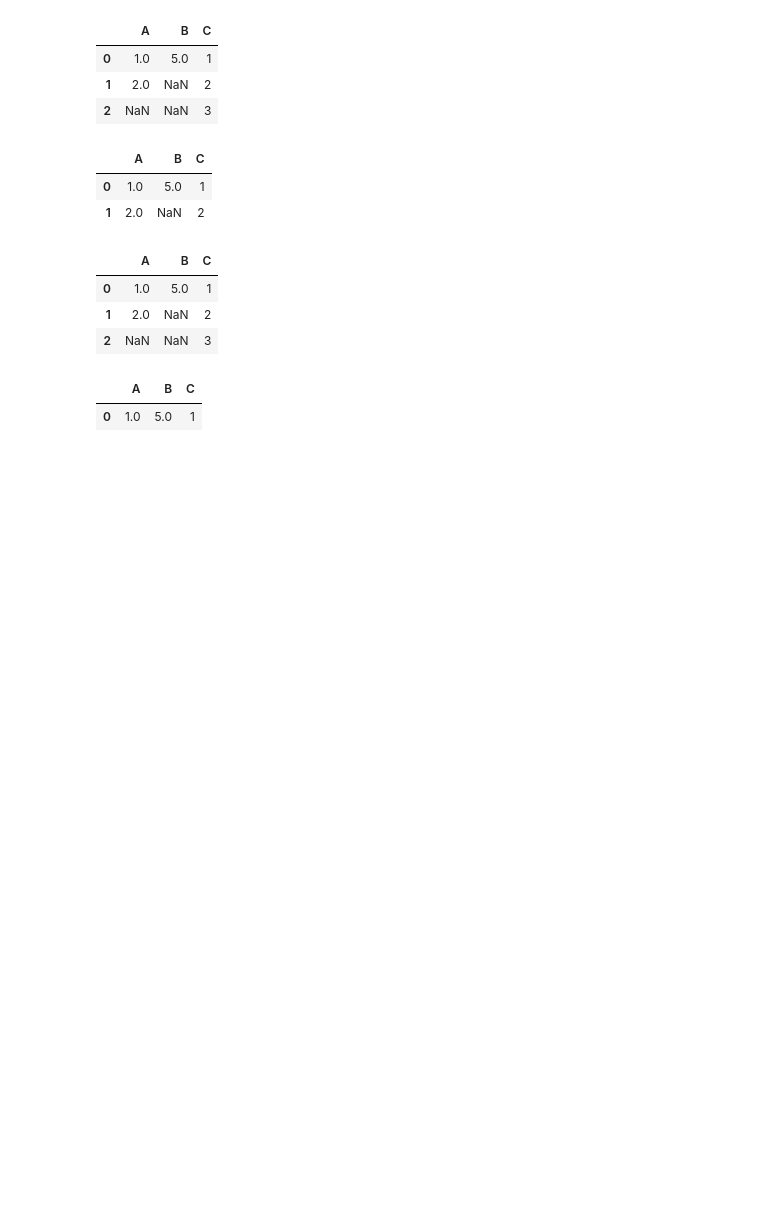
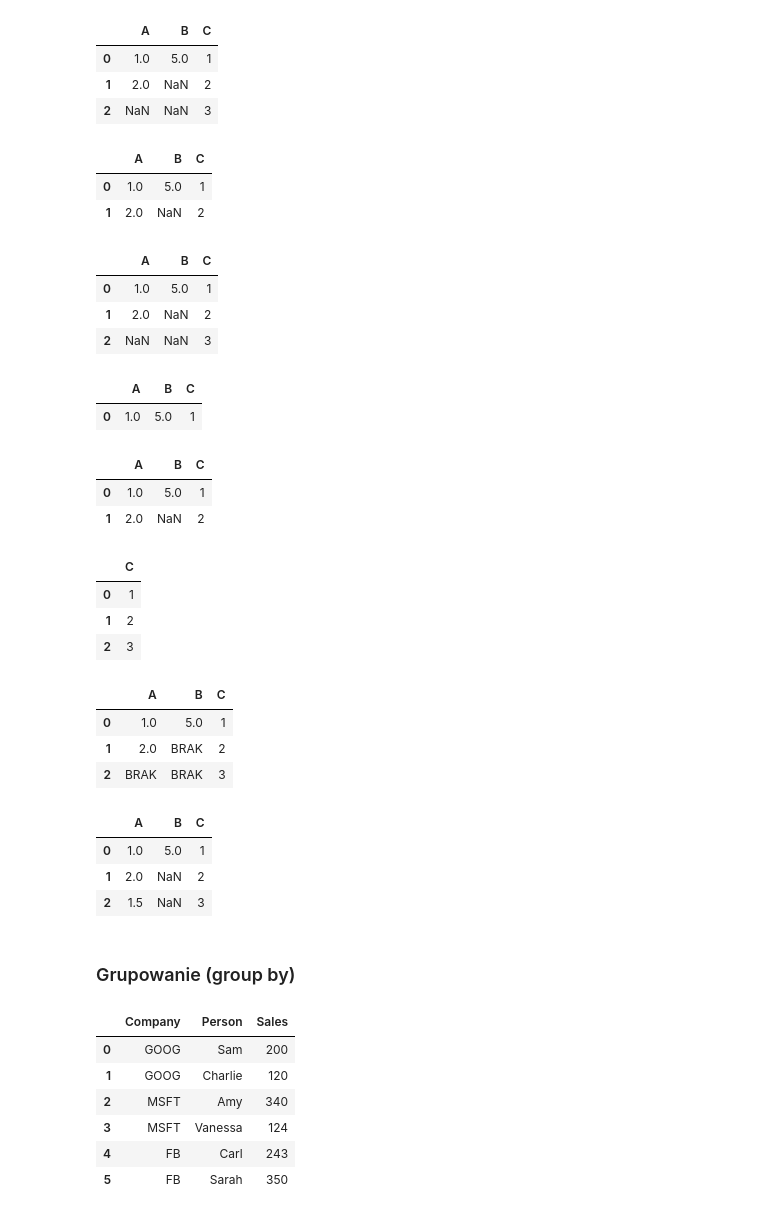
Before and after one commit to tomasz450/Analiza-danych-w-Python-2025-11-17-local, a Jupyter notebook: 3. Pandas/Pandas.ipynb, the cells around one changed output. Drawn from its saved outputs; the diff is of its cells as text; code cells hidden in the pictures; blank space fills up the shorter version.

```diff
--- a/3. Pandas/Pandas.ipynb
+++ b/3. Pandas/Pandas.ipynb
@@ -718,3 +718,23 @@ df.dropna()
 # %% [output]
 |  | A | B | C |
 | 0 | 1.0 | 5.0 | 1 |
+# %%
+df.dropna(thresh=2)
+# %% [output]
+|  | A | B | C |
+| 0 | 1.0 | 5.0 | 1 |
+| 1 | 2.0 | NaN | 2 |
+# %%
+df.dropna(axis=1)
+# %% [output]
+|  | C |
+| 0 | 1 |
+| 1 | 2 |
+| 2 | 3 |
+# %%
+df.fillna('BRAK')
+# %% [output]
+|  | A | B | C |
+| 0 | 1.0 | 5.0 | 1 |
+| 1 | 2.0 | BRAK | 2 |
+| 2 | BRAK | BRAK | 3 |
@@ -720,0 +743,25 @@ df.dropna()
+# %%
+df
+# %% [output]
+|  | A | B | C |
+| 0 | 1.0 | 5.0 | 1 |
+| 1 | 2.0 | NaN | 2 |
+| 2 | 1.5 | NaN | 3 |
+# %% [markdown]
+### Grupowanie (group by)
+# %%
+# Tworzymy ramkę danych
+data = {'Company':['GOOG','GOOG','MSFT','MSFT','FB','FB'],
+       'Person':['Sam','Charlie','Amy','Vanessa','Carl','Sarah'],
+       'Sales':[200,120,340,124,243,350]}
+# %%
+df = pd.DataFrame(data,columns=['Company','Person','Sales'])
+df
+# %% [output]
+|  | Company | Person | Sales |
+| 0 | GOOG | Sam | 200 |
+| 1 | GOOG | Charlie | 120 |
+| 2 | MSFT | Amy | 340 |
+| 3 | MSFT | Vanessa | 124 |
+| 4 | FB | Carl | 243 |
+| 5 | FB | Sarah | 350 |
```
Also changed, not shown: parts of 1 cell of this notebook.
